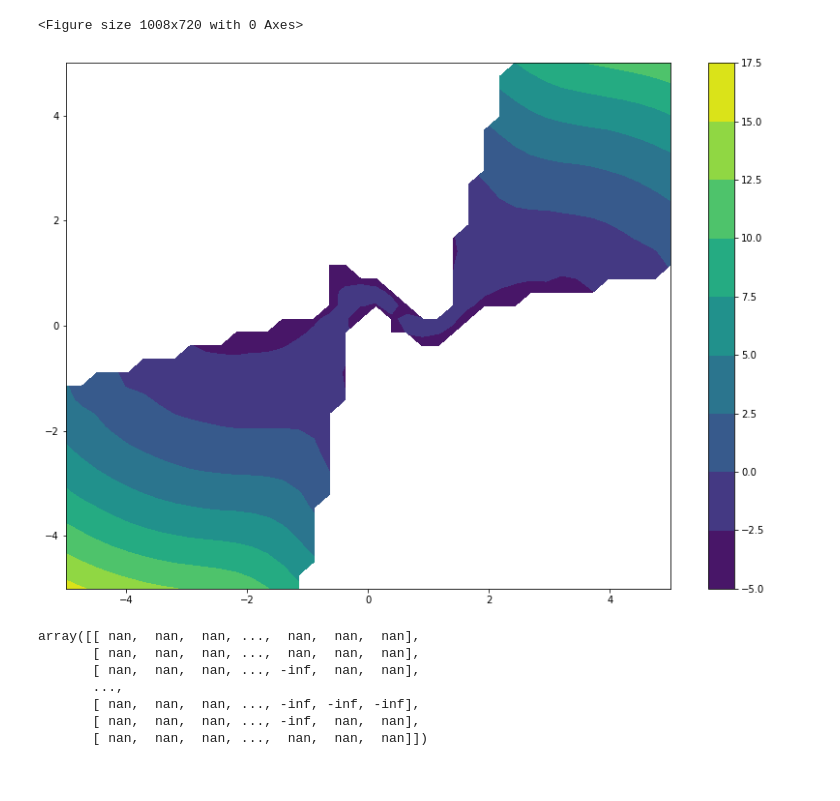
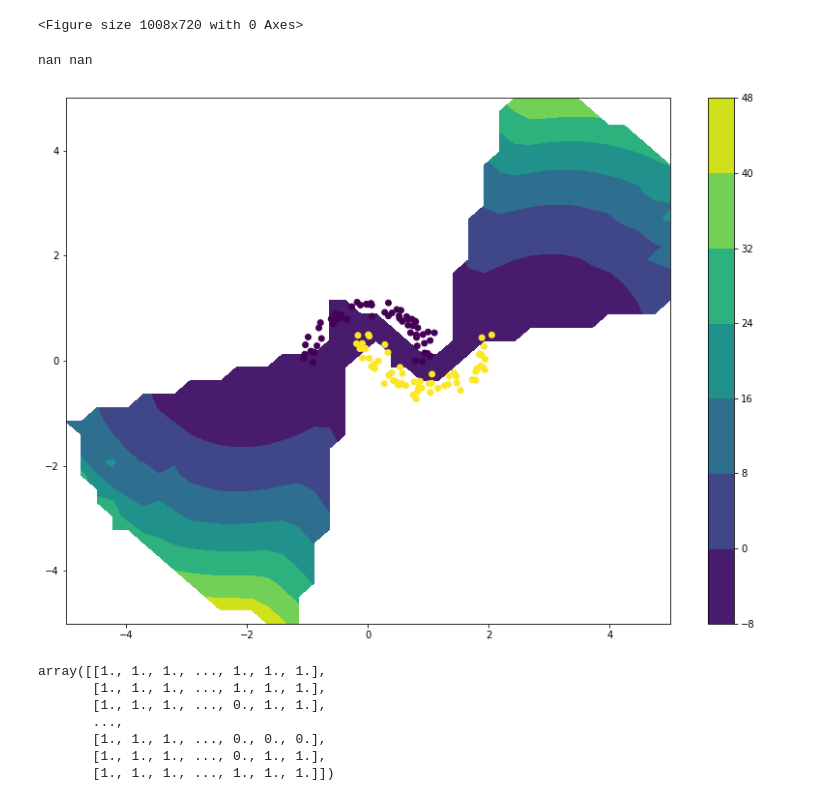
Before and after one commit to stat-ml/NUQ, a Jupyter notebook: examples/nuq_example.ipynb, the cells around one changed output. Saved outputs shown, nothing was run; the diff lists cells and outputs as text; code cells hidden in the pictures.

```diff
--- a/examples/nuq_example.ipynb
+++ b/examples/nuq_example.ipynb
@@ -53,39 +53,43 @@ ValueError: cannot reshape array of size 1 into shape (40,40)
 # %%
 model = NuqClassifierDup(kernel_type='RBF', n_neighbors=20)
 model.fit(x_train, y_train)
 
+w = 5
 
-x_mesh = np.array(np.meshgrid(np.linspace(-5, 5, 40), np.linspace(-5, 5, 40))).reshape(2, -1)
+
+x_mesh = np.array(np.meshgrid(np.linspace(-w, w, 40), np.linspace(-w, w, 40))).reshape(2, -1)
 x_mesh = np.moveaxis(x_mesh, 0, 1)
 
-# model._update_bandwidth(0.5)
+model._update_bandwidth(0.5)
+
+
 
 # _, uncertainty = model.predict_proba(x_mesh, 'aleatoric')
 # prediction_mesh = uncertainty
-# # prediction_mesh = prediction_mesh.max(axis=-1)
 # plt.figure(figsize=fig_size)
 # plt.contourf(x_mesh[:, 0].reshape((40, 40)), x_mesh[:, 1].reshape(40, 40), prediction_mesh.reshape(40, 40))
+# plt.colorbar()
 # plt.scatter(x_train[:, 0], x_train[:, 1], c=y_train)
-# plt.colorbar()
 # plt.show()
 
 _, uncertainty = model.predict_proba(x_mesh, 'epistemic')
-prediction_mesh = np.log(uncertainty)
-# prediction_mesh = prediction_mesh.max(axis=-1)
+prediction_mesh = uncertainty
 plt.figure(figsize=fig_size)
 plt.contourf(x_mesh[:, 0].reshape((40, 40)), x_mesh[:, 1].reshape(40, 40), prediction_mesh.reshape(40, 40))
-# plt.scatter(x_train[:, 0], x_train[:, 1], c=y_train)
 plt.colorbar()
+plt.scatter(x_train[:, 0], x_train[:, 1], c=y_train)
+print(np.min(prediction_mesh), np.max(prediction_mesh))
 plt.show()
 # %% [output]
+nan nan
-[figure, old version]
+[figure, new version]
 # %%
 prediction_mesh.reshape(40, 40)
 # %% [output]
-array([[ nan,  nan,  nan, ...,  nan,  nan,  nan],
-       [ nan,  nan,  nan, ...,  nan,  nan,  nan],
-       [ nan,  nan,  nan, ..., -inf,  nan,  nan],
+array([[1., 1., 1., ..., 1., 1., 1.],
+       [1., 1., 1., ..., 1., 1., 1.],
+       [1., 1., 1., ..., 0., 1., 1.],
        ...,
-       [ nan,  nan,  nan, ..., -inf, -inf, -inf],
-       [ nan,  nan,  nan, ..., -inf,  nan,  nan],
-       [ nan,  nan,  nan, ...,  nan,  nan,  nan]])
+       [1., 1., 1., ..., 0., 0., 0.],
+       [1., 1., 1., ..., 0., 1., 1.],
+       [1., 1., 1., ..., 1., 1., 1.]])
```
Also changed, not shown: 1 other file.
